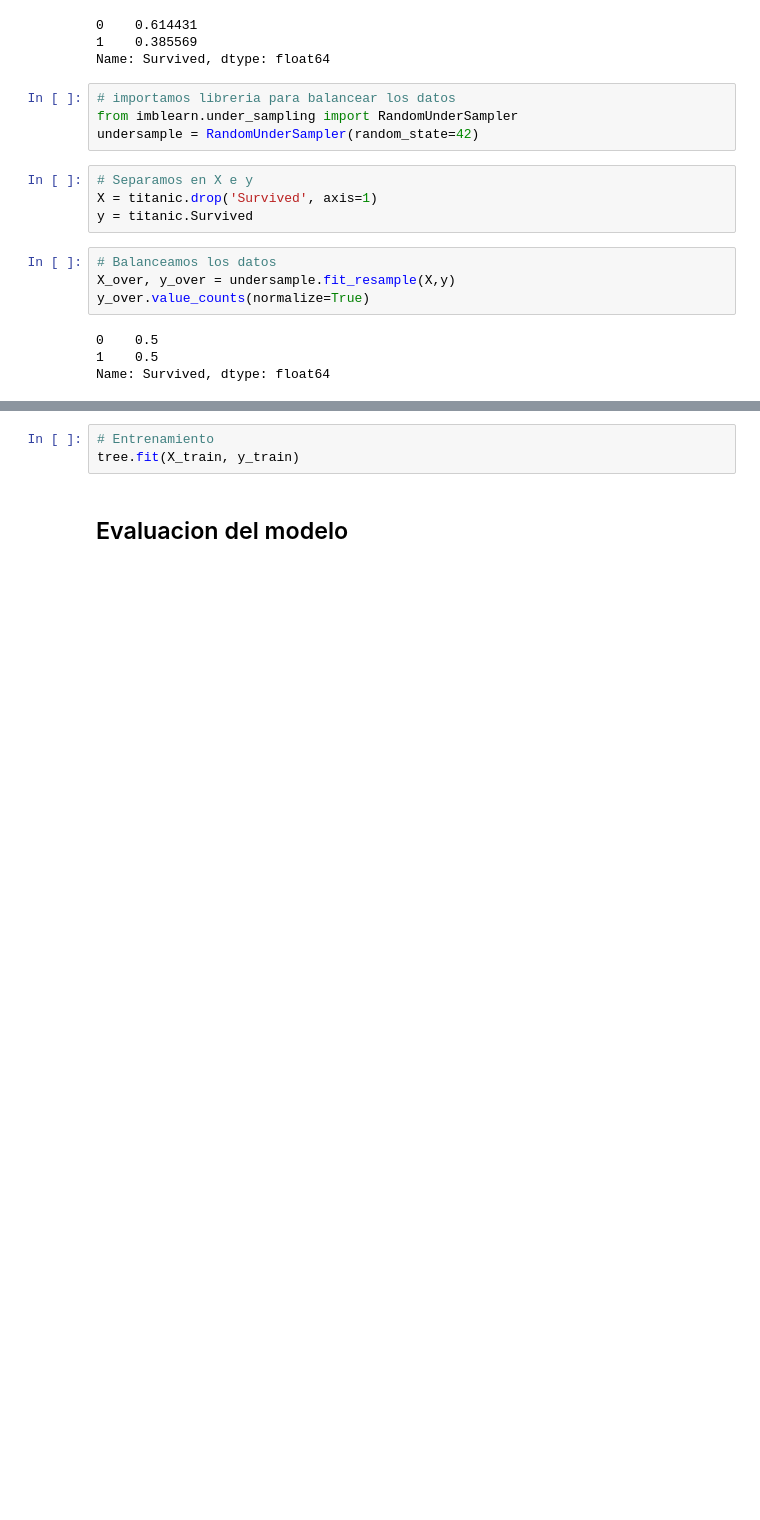
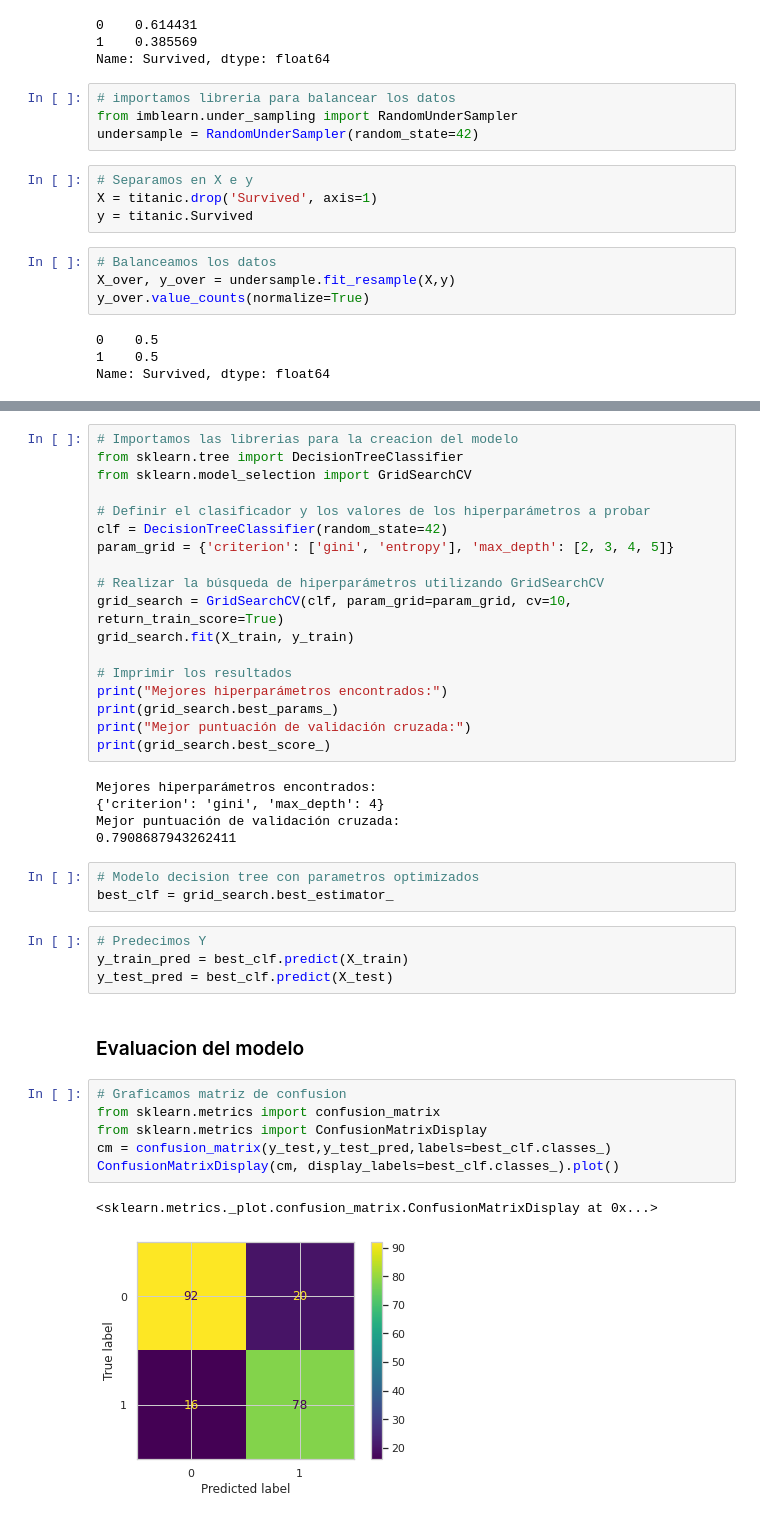
Before and after one commit to mazzaroli/decision_tree-random_forest, a Jupyter notebook: notas.ipynb, the cells around one changed output, grey strips where cells are left out. Saved outputs shown, nothing was run; the diff lists cells and outputs as text; blank space fills up the shorter version.

Commit message:
project decision tree

```diff
--- a/notas.ipynb
+++ b/notas.ipynb
@@ -216,7 +213,43 @@ tree = DecisionTreeClassifier(max_depth=2, random_state=00000)
-# %%
-# Entrenamiento
-tree.fit(X_train, y_train)
+# %%
+# Importamos las librerias para la creacion del modelo
+from sklearn.tree import DecisionTreeClassifier
+from sklearn.model_selection import GridSearchCV
+
+# Definir el clasificador y los valores de los hiperparámetros a probar
+clf = DecisionTreeClassifier(random_state=42)
+param_grid = {'criterion': ['gini', 'entropy'], 'max_depth': [2, 3, 4, 5]}
+
+# Realizar la búsqueda de hiperparámetros utilizando GridSearchCV
+grid_search = GridSearchCV(clf, param_grid=param_grid, cv=10, return_train_score=True)
+grid_search.fit(X_train, y_train)
+
+# Imprimir los resultados
+print("Mejores hiperparámetros encontrados:")
+print(grid_search.best_params_)
+print("Mejor puntuación de validación cruzada:")
+print(grid_search.best_score_)
+# %% [output]
+Mejores hiperparámetros encontrados:
+{'criterion': 'gini', 'max_depth': 4}
+Mejor puntuación de validación cruzada:
+0.7908687943262411
+# %%
+# Modelo decision tree con parametros optimizados
+best_clf = grid_search.best_estimator_
+# %%
+# Predecimos Y
+y_train_pred = best_clf.predict(X_train)
+y_test_pred = best_clf.predict(X_test)
 # %% [markdown]
-## Evaluacion del modelo
+### Evaluacion del modelo
+# %%
+# Graficamos matriz de confusion
+from sklearn.metrics import confusion_matrix
+from sklearn.metrics import ConfusionMatrixDisplay
+cm = confusion_matrix(y_test,y_test_pred,labels=best_clf.classes_)
+ConfusionMatrixDisplay(cm, display_labels=best_clf.classes_).plot()
+# %% [output]
+<sklearn.metrics._plot.confusion_matrix.ConfusionMatrixDisplay at 0x...>
+[figure, added]
 # %%
 # Calculo de las predicciones en Train y test
```
Also changed, not shown: parts of 15 cells of this notebook.
